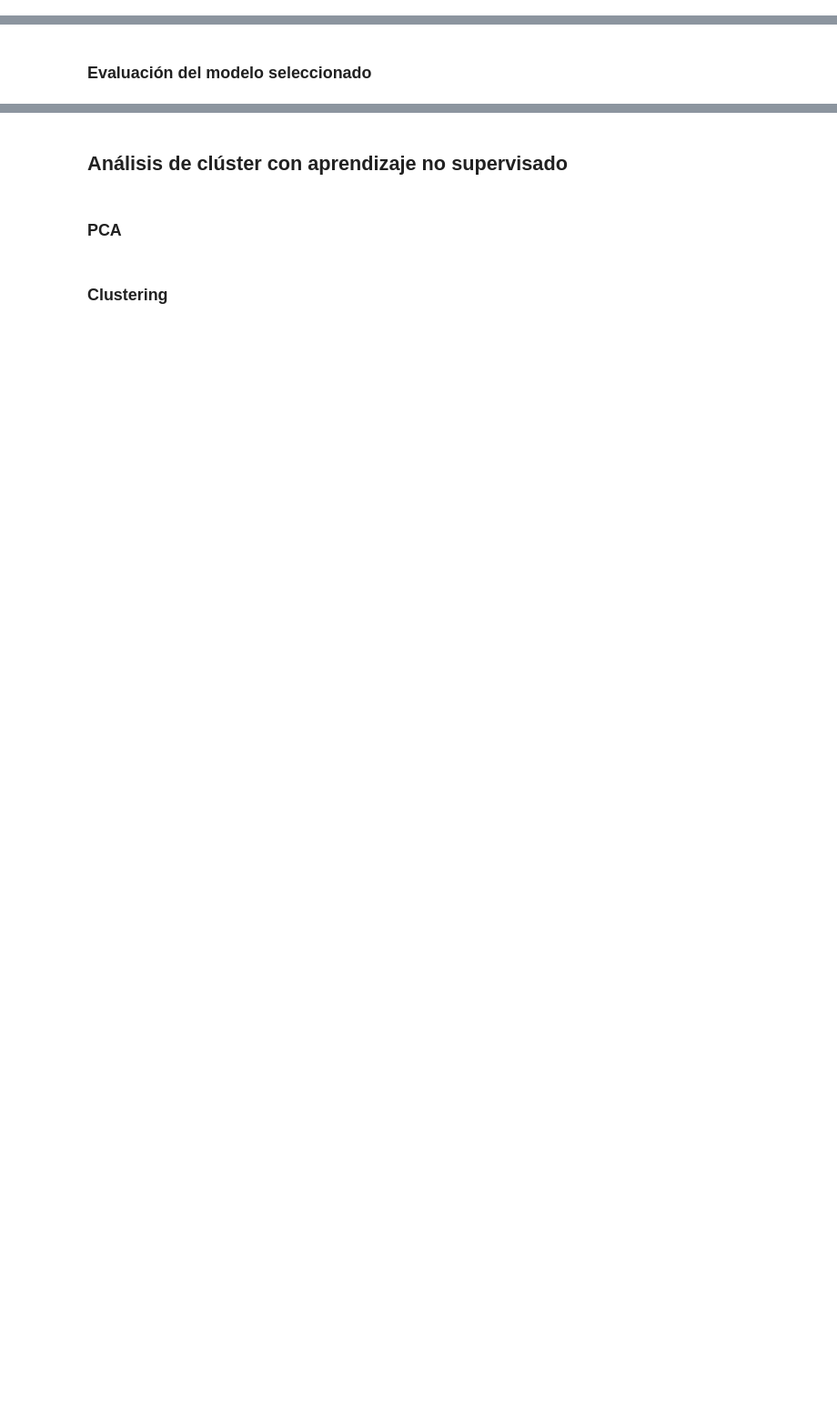
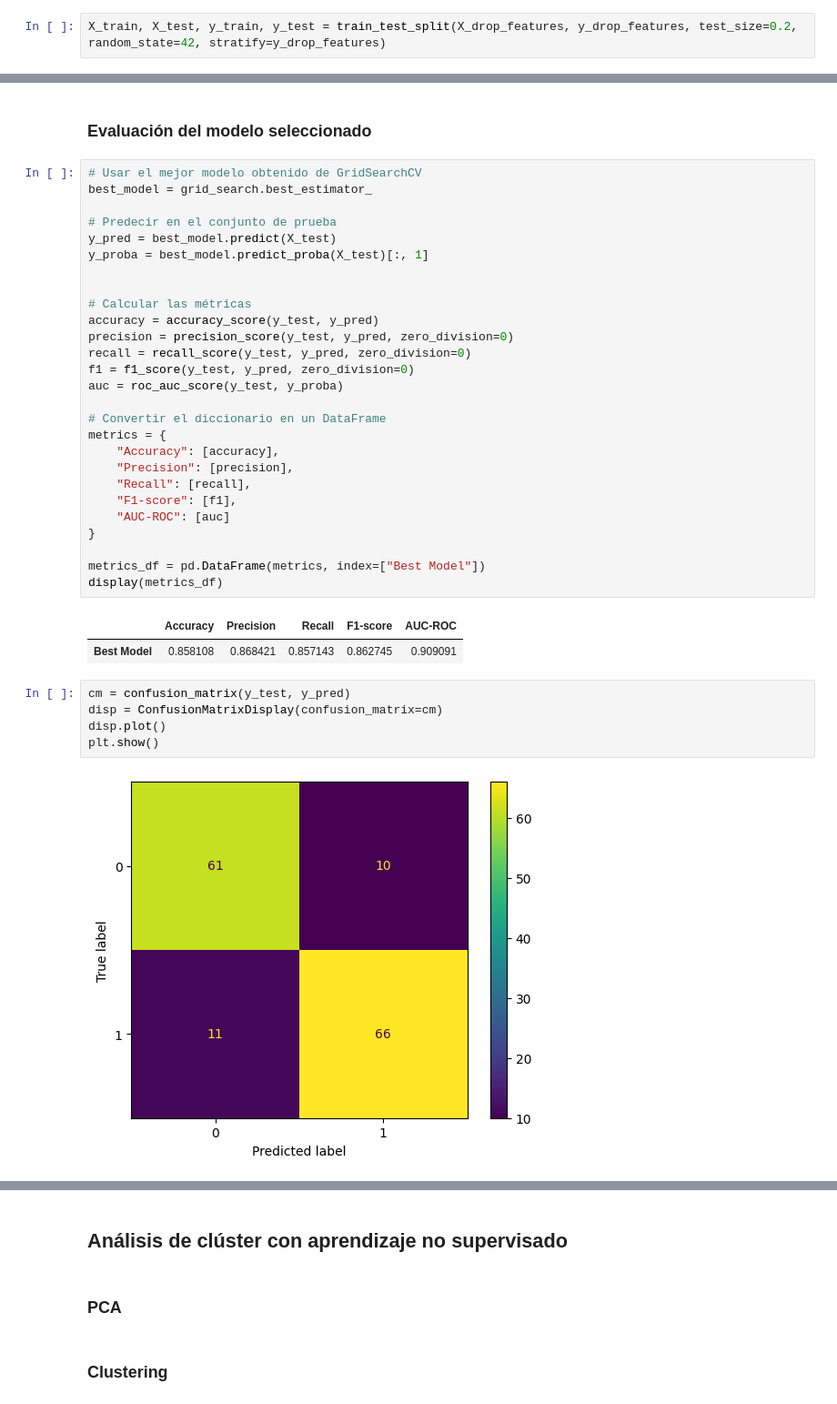
Before and after one commit to ricardogr07/trabajo-final-aprendizaje, a Jupyter notebook: src/Analisis_ML_Workflow.ipynb, the cells around one changed output, grey strips where cells are left out. Shown: that part at 91% size. Saved outputs shown, nothing was run; the diff lists cells and outputs as text; blank space fills up the shorter version.

Commit message:
Añadir seleccion de modelo

```diff
--- a/src/Analisis_ML_Workflow.ipynb
+++ b/src/Analisis_ML_Workflow.ipynb
@@ -691,2 +770,4 @@ Test Set Metrics:
 # %% [markdown]
 ### Ajuste de hiperparámetros del modelo
+# %%
+X_train, X_test, y_train, y_test = train_test_split(X_drop_features, y_drop_features, test_size=0.2, random_state=42, stratify=y_drop_features)
@@ -693,2 +823,39 @@ Test Set Metrics:
 # %% [markdown]
 ### Evaluación del modelo seleccionado
+# %%
+# Usar el mejor modelo obtenido de GridSearchCV
+best_model = grid_search.best_estimator_
+
+# Predecir en el conjunto de prueba
+y_pred = best_model.predict(X_test)
+y_proba = best_model.predict_proba(X_test)[:, 1]
+
+
+# Calcular las métricas
+accuracy = accuracy_score(y_test, y_pred)
+precision = precision_score(y_test, y_pred, zero_division=0)
+recall = recall_score(y_test, y_pred, zero_division=0)
+f1 = f1_score(y_test, y_pred, zero_division=0)
+auc = roc_auc_score(y_test, y_proba)
+
+# Convertir el diccionario en un DataFrame
+metrics = {
+    "Accuracy": [accuracy],
+    "Precision": [precision],
+    "Recall": [recall],
+    "F1-score": [f1],
+    "AUC-ROC": [auc]
+}
+
+metrics_df = pd.DataFrame(metrics, index=["Best Model"])
+display(metrics_df)
+# %% [output]
+|  | Accuracy | Precision | Recall | F1-score | AUC-ROC |
+| Best Model | 0.858108 | 0.868421 | 0.857143 | 0.862745 | 0.909091 |
+# %%
+cm = confusion_matrix(y_test, y_pred)
+disp = ConfusionMatrixDisplay(confusion_matrix=cm)
+disp.plot()
+plt.show()
+# %% [output]
+[figure, added]
```
Also changed, not shown: parts of 7 cells of this notebook.
